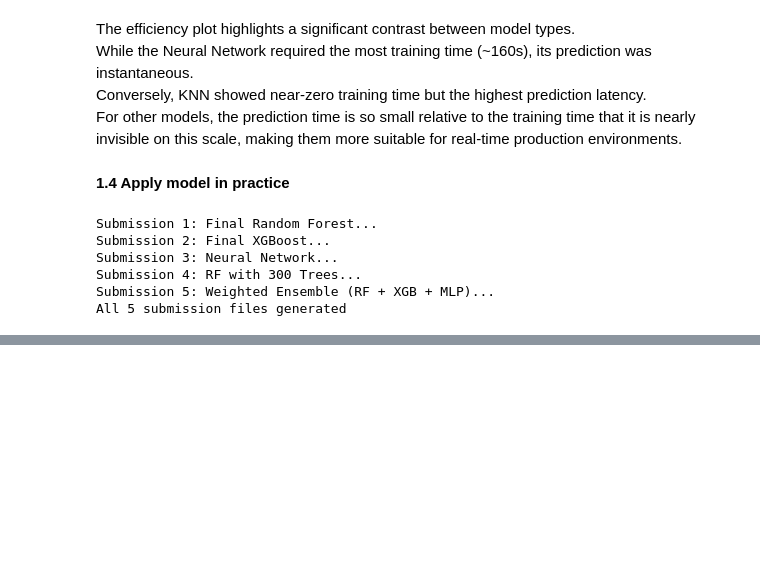
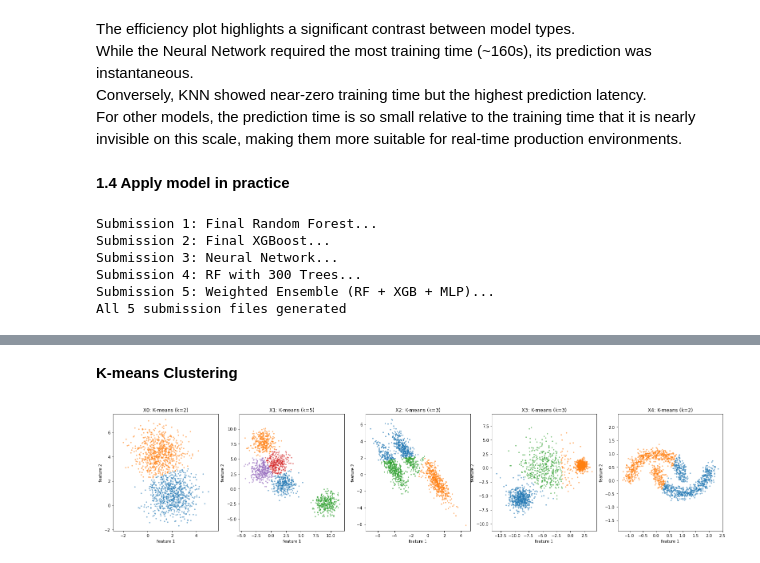
Before and after one commit to edwall201/Machine-Learning-26-Spring, a Jupyter notebook: assign5/assign5.ipynb, the cells around one changed output, grey strips where cells are left out. Saved outputs shown, nothing was run; the diff lists cells and outputs as text; code cells hidden in the pictures; blank space fills up the shorter version.

```diff
--- a/assign5/assign5.ipynb
+++ b/assign5/assign5.ipynb
@@ -385,0 +489,19 @@ create_submission(rf_500_probs, 'rf500.csv')
+# %% [markdown]
+**K-means Clustering**
+# %%
+# Based on elbow curves and inspection
+best_ks = [2, 5, 3, 3, 2]
+
+fig, axes = plt.subplots(1, 5, figsize=(22, 5))
+
+for i, data in enumerate(X):
+    k_val = best_ks[i]
+    kmeans = KMeans(n_clusters=k_val, random_state=42, n_init=10)
+    labels = kmeans.fit_predict(data)
+    plot_cluster(axes[i], data, labels)
+    axes[i].set_title(f'X{i}: K-means (k={k_val})')
+
+plt.tight_layout()
+plt.show()
+# %% [output]
+[figure, added]
```
Also changed, not shown: parts of 13 cells of this notebook.
